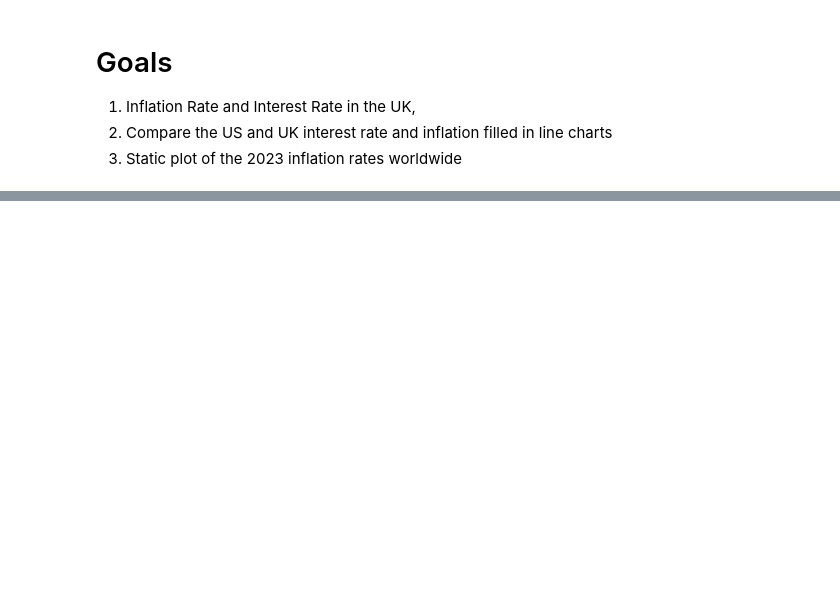
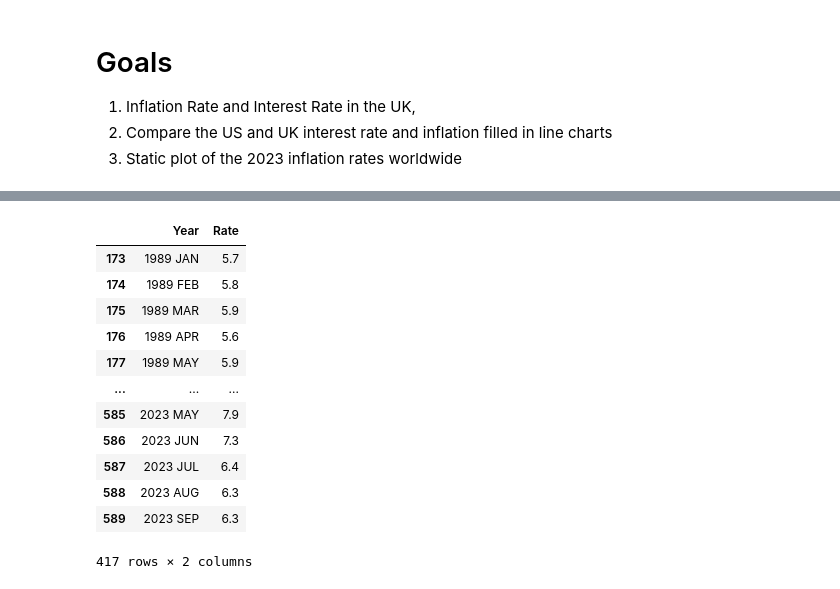
Before and after one commit to NeyasG/worldwide-inflation, a Jupyter notebook: analysis.ipynb, the cells around one changed output, grey strips where cells are left out. Drawn from its saved outputs; the diff is of its cells as text; code cells hidden in the pictures; blank space fills up the shorter version.

```diff
--- a/analysis.ipynb
+++ b/analysis.ipynb
@@ -39,0 +45,27 @@ plt.show()
+# %%
+# Interest Base Rates
+
+uk_base_rates = pd.read_csv("data/CPIH_ANNUAL_RATE_00:ALL_ITEMS_2015=100.csv", header=7, names=["Year", "Rate"])
+
+# Regex strings to match Year
+r1 = "[0-9]{4}$"
+r2 = "[0-9]{4}\s[Q]"
+r3 = ".{8}"
+uk_base_rates_yearly = uk_base_rates.loc[uk_base_rates["Year"].str.match(r1)]
+uk_base_rates_quarterly = uk_base_rates.loc[uk_base_rates["Year"].str.match(r2)]
+uk_base_rates_monthly = uk_base_rates.loc[uk_base_rates["Year"].str.match(r3)]
+uk_base_rates_monthly
+# %% [output]
+|  | Year | Rate |
+| 173 | 1989 JAN | 5.7 |
+| 174 | 1989 FEB | 5.8 |
+| 175 | 1989 MAR | 5.9 |
+| 176 | 1989 APR | 5.6 |
+| 177 | 1989 MAY | 5.9 |
+| ... | ... | ... |
+| 585 | 2023 MAY | 7.9 |
+| 586 | 2023 JUN | 7.3 |
+| 587 | 2023 JUL | 6.4 |
+| 588 | 2023 AUG | 6.3 |
+| 589 | 2023 SEP | 6.3 |
+417 rows × 2 columns
```
Also changed, not shown: parts of 7 cells of this notebook.
